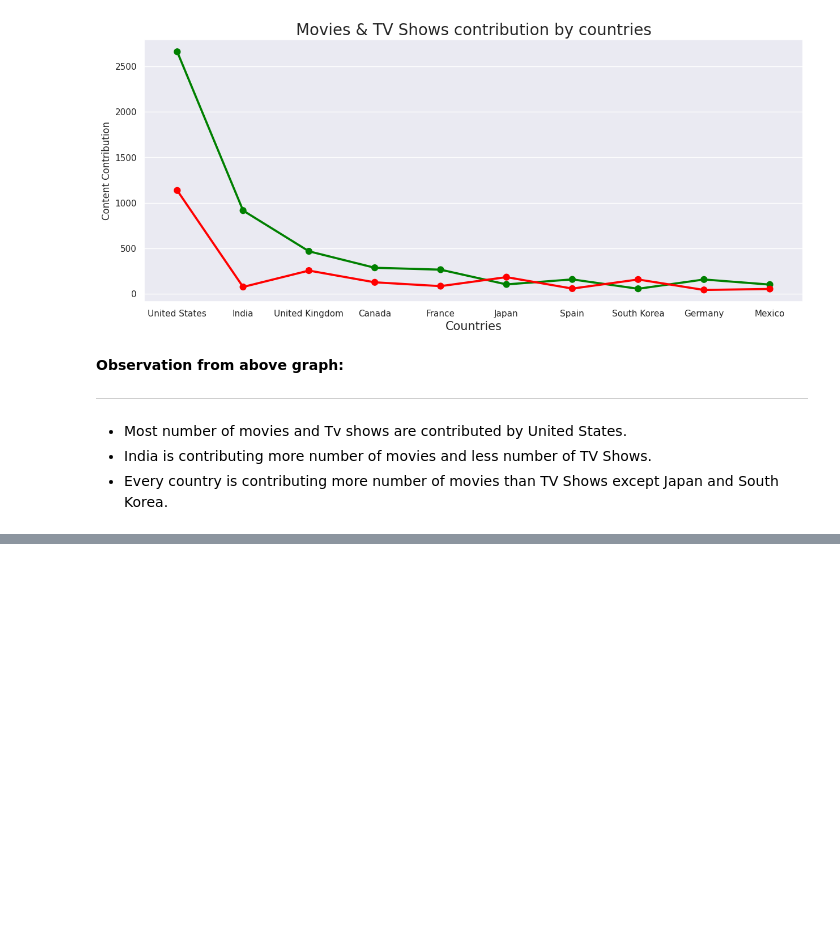
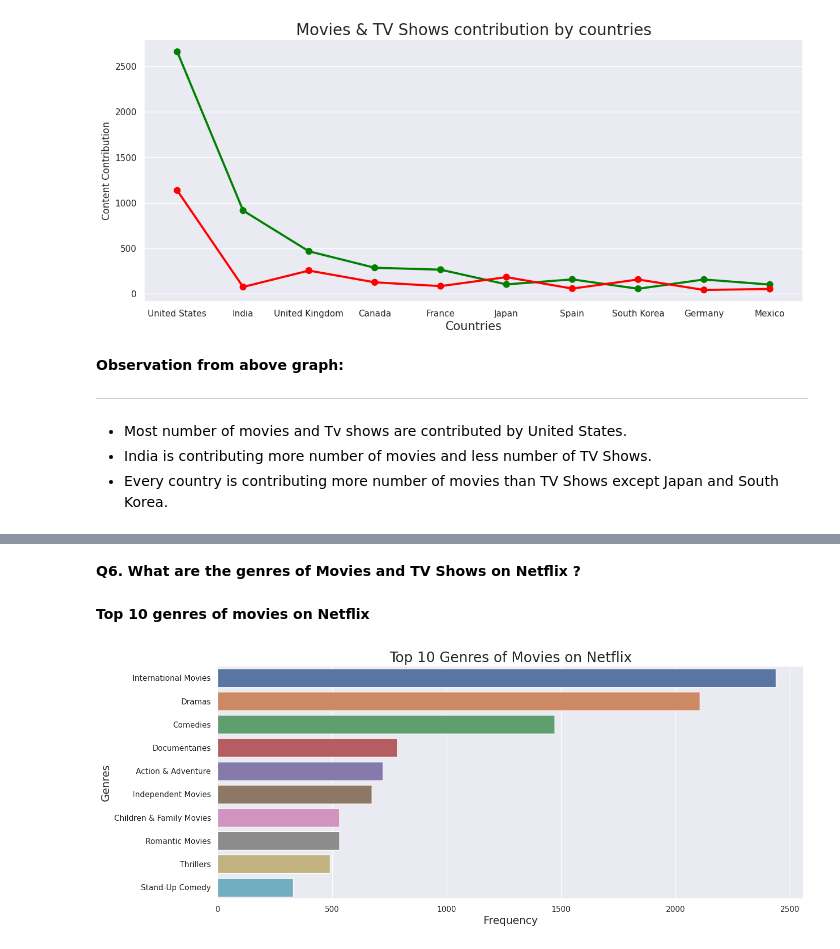
Before and after one commit to anasmalik081/Netflix-Movies-and-TV-Shows-Clustering-Capstone-Project, a Jupyter notebook: Individual_Notebook_Netflix_Movies_and_TV_Shows_Clustering_Capstone_Project.ipynb, the cells around one changed output, grey strips where cells are left out. Cells and saved outputs as stored; diff of their text form; code cells hidden in the pictures; blank space fills up the shorter version.

```diff
--- a/Individual_Notebook_Netflix_Movies_and_TV_Shows_Clustering_Capstone_Project.ipynb
+++ b/Individual_Notebook_Netflix_Movies_and_TV_Shows_Clustering_Capstone_Project.ipynb
@@ -525,0 +579,2 @@ plt.show()
+# %% [markdown]
+**Q6. What are the genres of Movies and TV Shows on Netflix ?**
@@ -525,0 +608,29 @@ plt.show()
+# %%
+# movies
+movies_data = df[df['type'] == 'Movie']
+
+# Tv Shows
+tv_shows_data = df[df['type'] == 'TV Show']
+# %%
+# Movies genres
+movie_genres = genre_summary(movies_data)
+
+# TV Shows genres
+tv_shows_genres = genre_summary(tv_shows_data)
+# %% [markdown]
+**Top 10 genres of movies on Netflix**
+# %%
+# top 10 movies genres
+top_10_movie_genres = movie_genres.head(10)
+# %%
+# setting the figure size
+plt.figure(figsize=(15, 6))
+
+# visualizing barplot
+sns.barplot(data=top_10_movie_genres, y='genres', x='count')
+plt.title("Top 10 Genres of Movies on Netflix", size=20)
+plt.xlabel("Frequency", size=15)
+plt.ylabel("Genres", size=15)
+plt.show()
+# %% [output]
+[figure, added]
```
Also changed, not shown: parts of 34 cells of this notebook.
